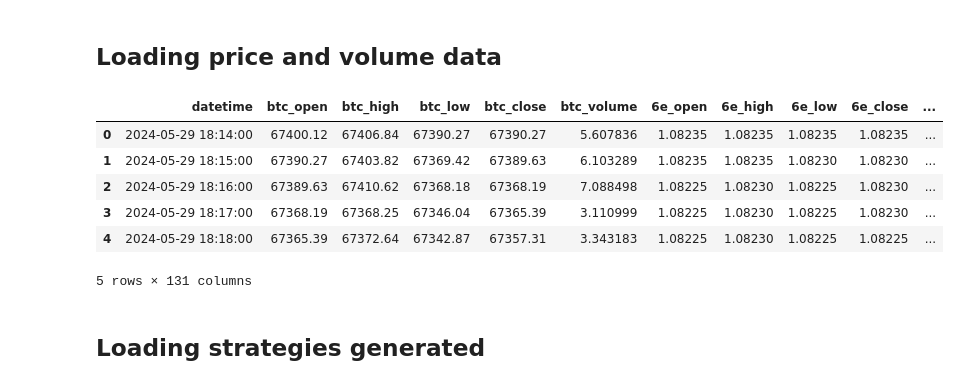
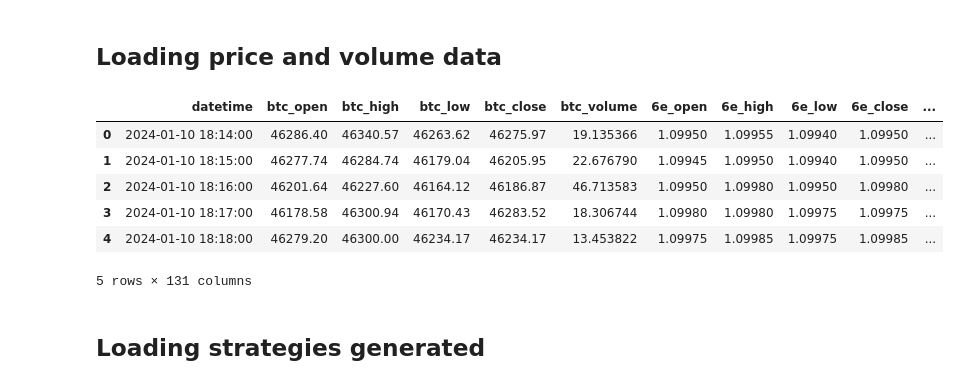
Before and after one commit to VaheC/PonyGE2, a Jupyter notebook: testing_strategies_new.ipynb, the cells around one changed output. Saved outputs shown, nothing was run; the diff lists cells and outputs as text; code cells hidden in the pictures.

```diff
--- a/testing_strategies_new.ipynb
+++ b/testing_strategies_new.ipynb
@@ -883,7 +911,11 @@ def get_mc_df(mc_walk_forward_dict, n_not_worked, n_total_cases):
 def generate_52w_data(data_path):
     df = pd.read_csv(data_path)
     df['datetime'] = pd.to_datetime(df['datetime'])
-    df = df.iloc[-(7 * 60 * 24 * 52):]
+    # df = df.iloc[-(7 * 60 * 24 * 52):]
+    fold = 2
+    df = df.iloc[50400*fold:(fold+1)*50400]
+    # df = df.iloc[252000: (252000+50400)]
+    # df = df.iloc[(252000+50400):(252000+2*50400)]
     df.sort_values('datetime', ascending=True, inplace=True)
     df.reset_index(inplace=True, drop=True)
 
@@ -904,16 +936,16 @@ def generate_52w_data(data_path):
 # %%
 data_path = Path(r'C:/\Users/\vchar/\OneDrive/\Desktop/\ML Projects/\Upwork/\AlgoT_ML_Dev/\GrammarEvolution/\PonyGE2/\all_data_1min_all.csv')
 df_52w = generate_52w_data(data_path)
-df_52w = df_52w.iloc[(252000+50400): (252000+2*50400)]
-df_52w.reset_index(drop=True, inplace=True)
+# df_52w = df_52w.iloc[(252000+50400): (252000+2*50400)]
+# df_52w.reset_index(drop=True, inplace=True)
 df_52w.head()
 # %% [output]
 |  | datetime | btc_open | btc_high | btc_low | btc_close | btc_volume | 6e_open | 6e_high | 6e_low | 6e_close | ... |
-| 0 | 2024-05-29 18:14:00 | 67400.12 | 67406.84 | 67390.27 | 67390.27 | 5.607836 | 1.08235 | 1.08235 | 1.08235 | 1.08235 | ... |
-| 1 | 2024-05-29 18:15:00 | 67390.27 | 67403.82 | 67369.42 | 67389.63 | 6.103289 | 1.08235 | 1.08235 | 1.08230 | 1.08230 | ... |
-| 2 | 2024-05-29 18:16:00 | 67389.63 | 67410.62 | 67368.18 | 67368.19 | 7.088498 | 1.08225 | 1.08230 | 1.08225 | 1.08230 | ... |
-| 3 | 2024-05-29 18:17:00 | 67368.19 | 67368.25 | 67346.04 | 67365.39 | 3.110999 | 1.08225 | 1.08230 | 1.08225 | 1.08230 | ... |
-| 4 | 2024-05-29 18:18:00 | 67365.39 | 67372.64 | 67342.87 | 67357.31 | 3.343183 | 1.08225 | 1.08230 | 1.08225 | 1.08225 | ... |
+| 0 | 2024-01-10 18:14:00 | 46286.40 | 46340.57 | 46263.62 | 46275.97 | 19.135366 | 1.09950 | 1.09955 | 1.09940 | 1.09950 | ... |
+| 1 | 2024-01-10 18:15:00 | 46277.74 | 46284.74 | 46179.04 | 46205.95 | 22.676790 | 1.09945 | 1.09950 | 1.09940 | 1.09950 | ... |
+| 2 | 2024-01-10 18:16:00 | 46201.64 | 46227.60 | 46164.12 | 46186.87 | 46.713583 | 1.09950 | 1.09980 | 1.09950 | 1.09980 | ... |
+| 3 | 2024-01-10 18:17:00 | 46178.58 | 46300.94 | 46170.43 | 46283.52 | 18.306744 | 1.09980 | 1.09980 | 1.09975 | 1.09975 | ... |
+| 4 | 2024-01-10 18:18:00 | 46279.20 | 46300.00 | 46234.17 | 46234.17 | 13.453822 | 1.09975 | 1.09985 | 1.09975 | 1.09985 | ... |
 5 rows × 131 columns
 # %% [markdown]
 ## Loading strategies generated
```
Also changed, not shown: parts of 15 cells of this notebook, 3 other files.
